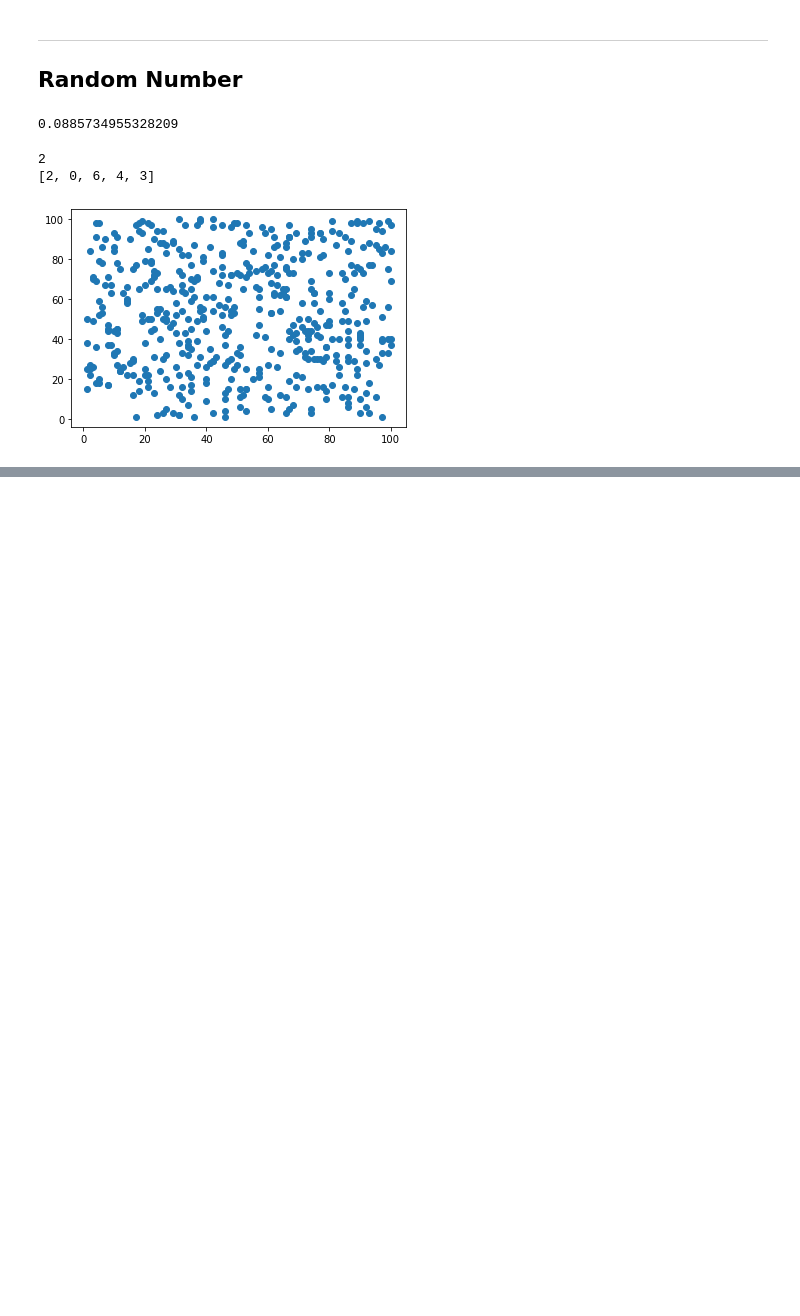
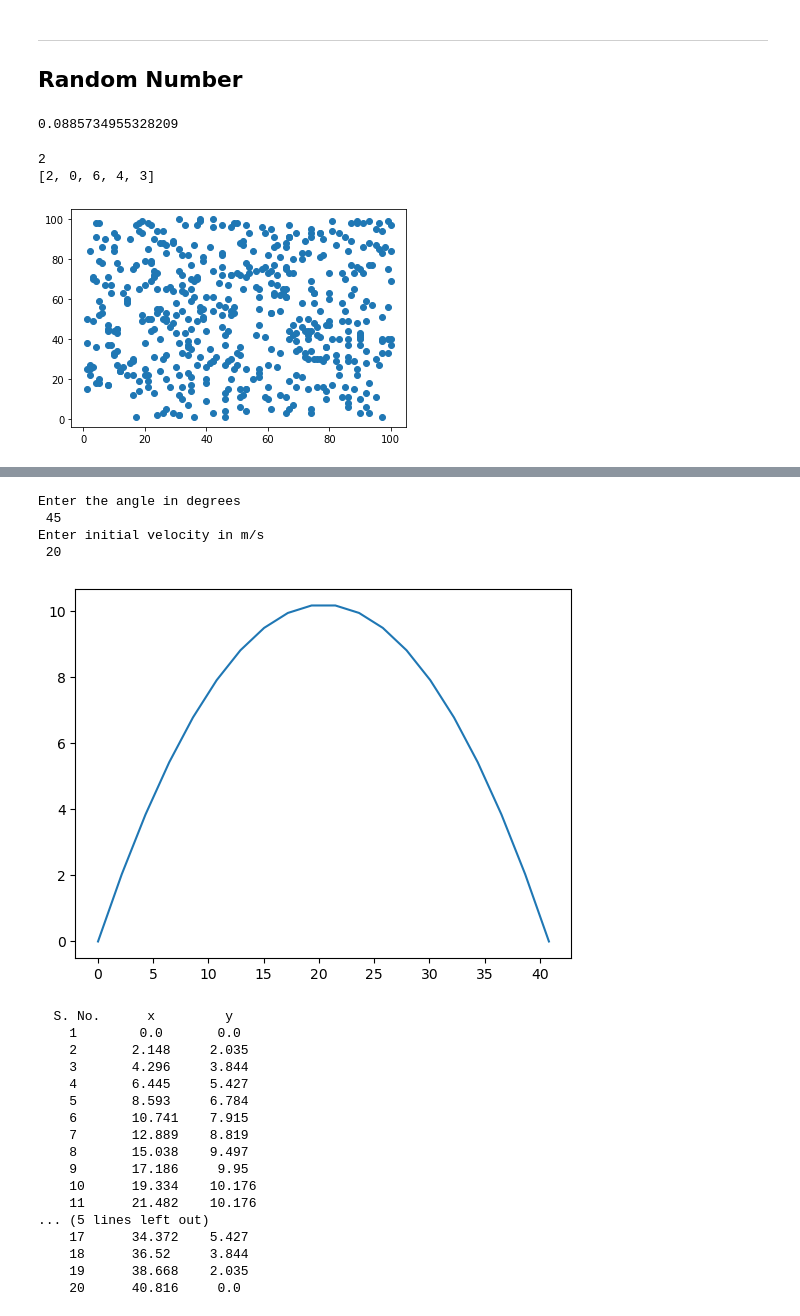
Before and after one commit to navgaur/Mathematical-Physics-I, a Jupyter notebook: Intro Python 1.ipynb, the cells around one changed output, grey strips where cells are left out. Cells and saved outputs as stored; diff of their text form; code cells hidden in the pictures; blank space fills up the shorter version.

```diff
--- a/Intro Python 1.ipynb
+++ b/Intro Python 1.ipynb
@@ -714,0 +812,56 @@ plt.show()
+# %%
+# Importing modules
+from numpy import *
+import matplotlib.pyplot as plt
+
+alpha=float(input("Enter the angle in degrees\n"))
+# converting angle in radians
+alpha=radians(alpha)
+
+# Initial velocity of projectile
+u=float(input("Enter initial velocity in m/s \n"))
+
+g = 9.8
+
+# Evaluating Range
+R=u**2*sin(2*alpha)/g
+
+# Evaluating max height
+h=u**2*(sin(alpha))**2/(2*g)
+
+# Creating array of x with 50 points
+x=linspace(0, R, 20)
+
+# Solving for y
+y=x*tan(alpha)-(1/2)*(g*x**2)/(u**2*(cos(alpha))**2 )
+# Data plotting
+
+plt.plot(x,y)
+plt.show()
+
+print(f"{'S. No.':^10}{'x':^10}{'y':^10}")
+for i in range(len(x)):
+   print(f"{i+1:^10}{round(x[i],3):^10}{round(y[i],3):^10}")
+# %% [output]
+Enter the angle in degrees
+ 45
+Enter initial velocity in m/s
+ 20
+[figure, added]
+  S. No.      x         y
+    1        0.0       0.0
+    2       2.148     2.035
+    3       4.296     3.844
+    4       6.445     5.427
+    5       8.593     6.784
+    6       10.741    7.915
+    7       12.889    8.819
+    8       15.038    9.497
+    9       17.186     9.95
+    10      19.334    10.176
+    11      21.482    10.176
+... (5 lines left out)
+    17      34.372    5.427
+    18      36.52     3.844
+    19      38.668    2.035
+    20      40.816     0.0
```
Also changed, not shown: parts of 9 cells of this notebook.
